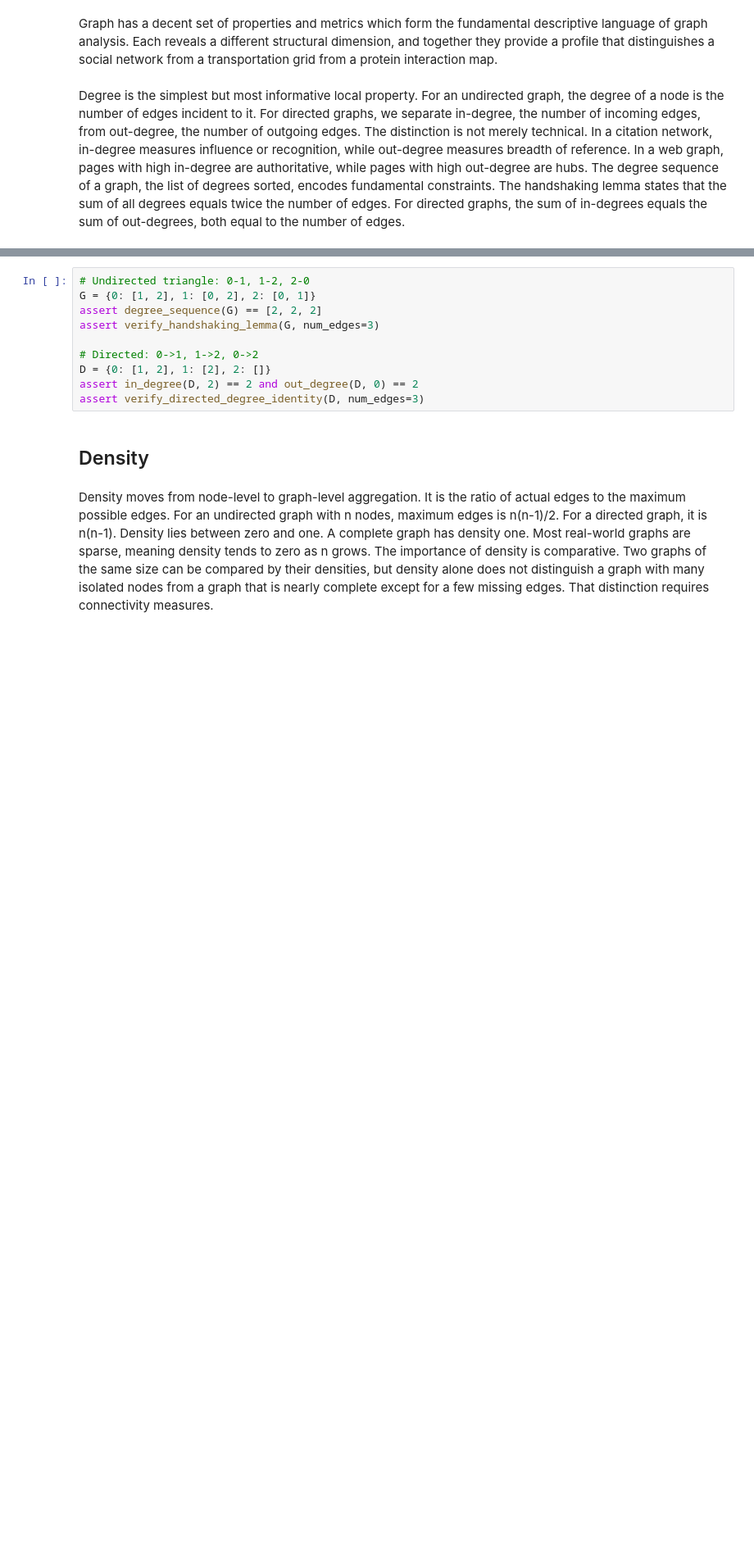
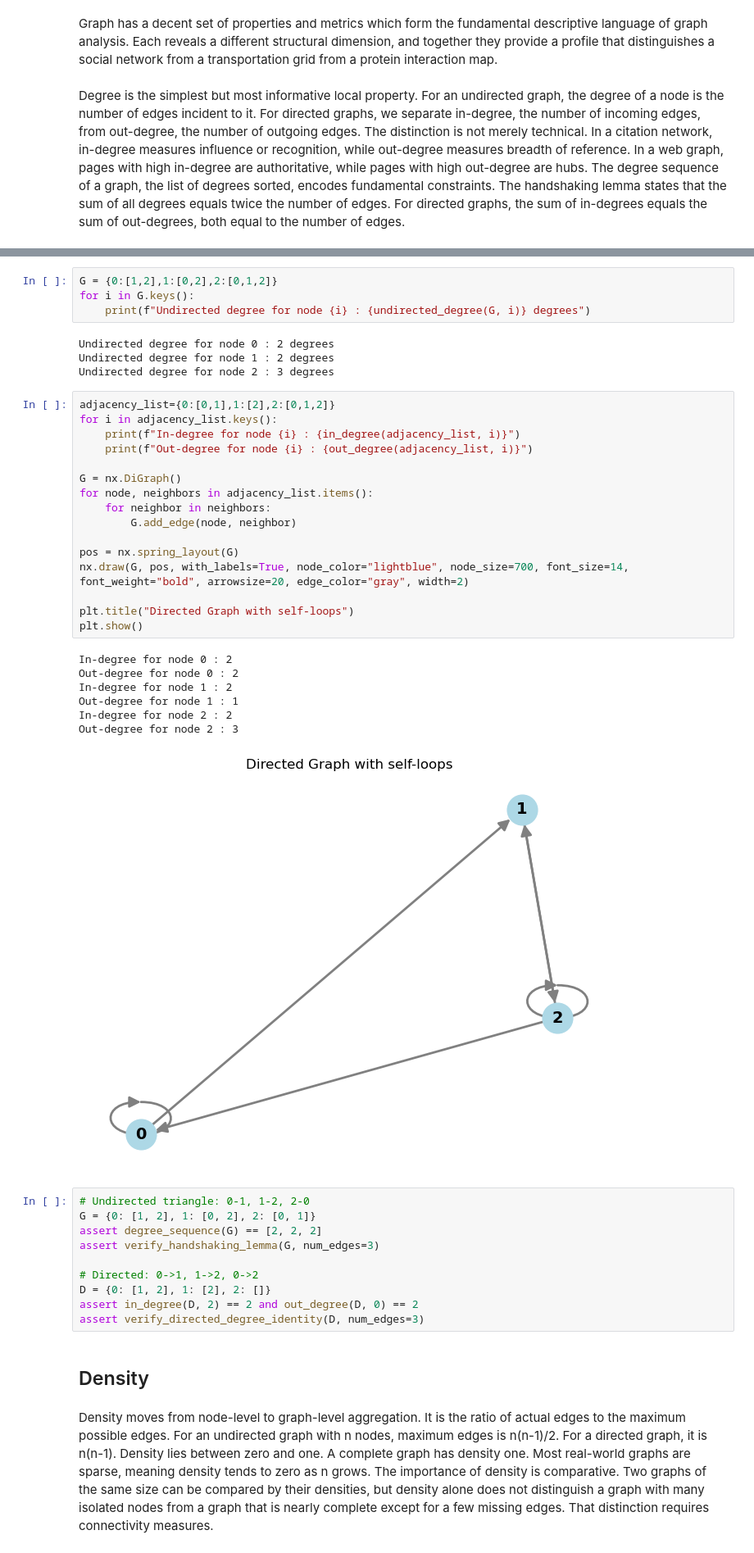
Before and after one commit to ImadElMaftouhi/Machine-learning, a Jupyter notebook: notebooks/graph_101.ipynb, the cells around one changed output, grey strips where cells are left out. Shown at 82% size. Saved outputs shown, nothing was run; the diff lists cells and outputs as text; blank space fills up the shorter version.

```diff
--- a/notebooks/graph_101.ipynb
+++ b/notebooks/graph_101.ipynb
@@ -906,6 +966,38 @@ def degree_distribution(adj_list: dict) -> dict:
     degs = [undirected_degree(adj_list, v) for v in adj_list]
     n = len(degs)
     return {k: c / n for k, c in Counter(degs).items()}
+# %%
+G = {0:[1,2],1:[0,2],2:[0,1,2]}
+for i in G.keys():
+    print(f"Undirected degree for node {i} : {undirected_degree(G, i)} degrees")
+# %% [output]
+Undirected degree for node 0 : 2 degrees
+Undirected degree for node 1 : 2 degrees
+Undirected degree for node 2 : 3 degrees
+# %%
+adjacency_list={0:[0,1],1:[2],2:[0,1,2]}
+for i in adjacency_list.keys():
+    print(f"In-degree for node {i} : {in_degree(adjacency_list, i)}")
+    print(f"Out-degree for node {i} : {out_degree(adjacency_list, i)}")
+
+G = nx.DiGraph()
+for node, neighbors in adjacency_list.items():
+    for neighbor in neighbors:
+        G.add_edge(node, neighbor)
+
+pos = nx.spring_layout(G)
+nx.draw(G, pos, with_labels=True, node_color="lightblue", node_size=700, font_size=14, font_weight="bold", arrowsize=20, edge_color="gray", width=2)
+
+plt.title("Directed Graph with self-loops")
+plt.show()
+# %% [output]
+In-degree for node 0 : 2
+Out-degree for node 0 : 2
+In-degree for node 1 : 2
+Out-degree for node 1 : 1
+In-degree for node 2 : 2
+Out-degree for node 2 : 3
+[figure, added]
 # %%
 # Undirected triangle: 0-1, 1-2, 2-0
 G = {0: [1, 2], 1: [0, 2], 2: [0, 1]}
```
Also changed, not shown: parts of 19 cells of this notebook.
